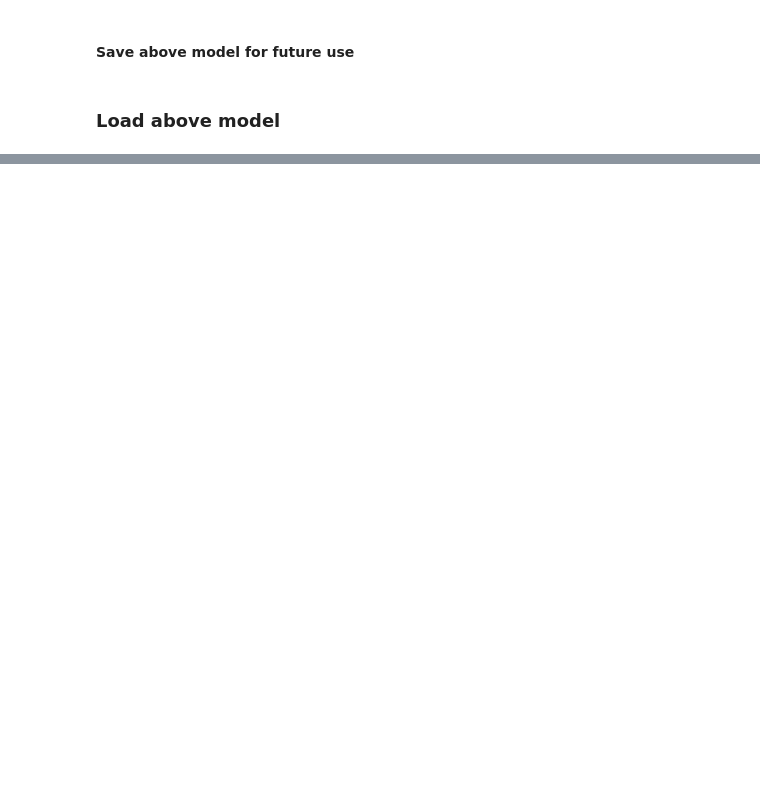
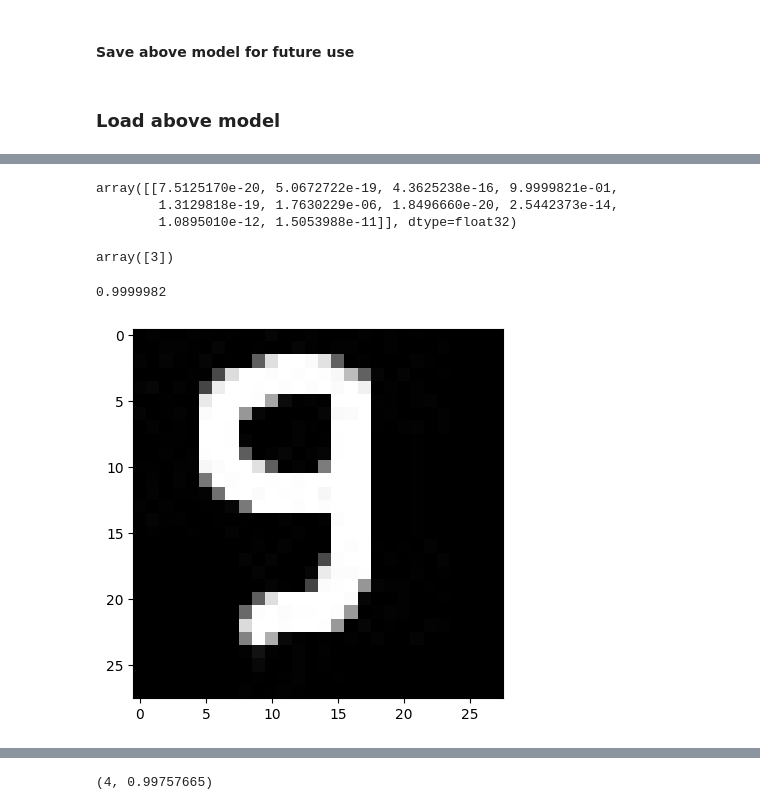
Before and after one commit to yashasangani/DeepLearning-6th-July, a Jupyter notebook: Handwritten_Digits_Classification.ipynb, the cells around one changed output, grey strips where cells are left out. Saved outputs shown, nothing was run; the diff lists cells and outputs as text; code cells hidden in the pictures; blank space fills up the shorter version.

```diff
--- a/Handwritten_Digits_Classification.ipynb
+++ b/Handwritten_Digits_Classification.ipynb
@@ -344,0 +387,2 @@ _________________________________________________________________
+# %%
+probs = model.predict(np.array([img_scl]))
@@ -344,0 +391,30 @@ _________________________________________________________________
+# %%
+probs
+# %% [output]
+array([[7.5125170e-20, 5.0672722e-19, 4.3625238e-16, 9.9999821e-01,
+        1.3129818e-19, 1.7630229e-06, 1.8496660e-20, 2.5442373e-14,
+        1.0895010e-12, 1.5053988e-11]], dtype=float32)
+# %%
+pred = np.argmax(probs,axis = 1)
+pred
+# %% [output]
+array([3])
+# %%
+prob = np.max(probs)
+prob
+# %% [output]
+0.9999982
+# %%
+def predict_number(path):
+  img = cv2.imread(path, cv2.IMREAD_GRAYSCALE)
+  plt.imshow(img, cmap='gray')
+  plt.show()
+  img_scl = img.astype('float32')/255
+  probs = model.predict(np.array([img_scl]))
+  pred = np.argmax(probs)
+  prob = np.max(probs)
+  return pred, prob
+# %%
+predict_number('/example_img3.jpg')
+# %% [output]
+[figure, added]
@@ -344,0 +422 @@ _________________________________________________________________
+(4, 0.99757665)
```
Also changed, not shown: parts of 18 cells of this notebook.
